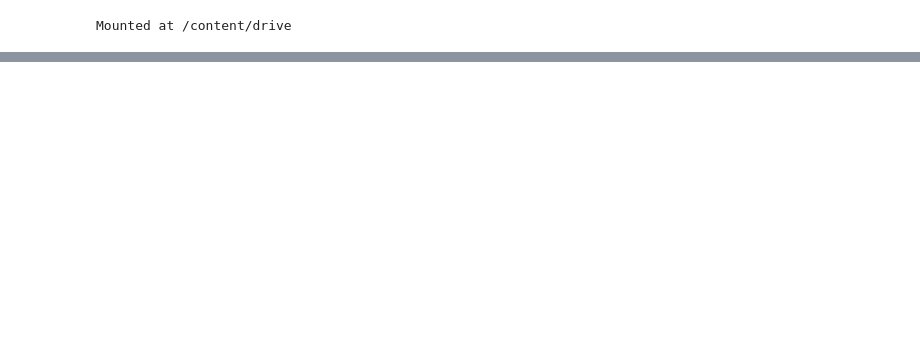
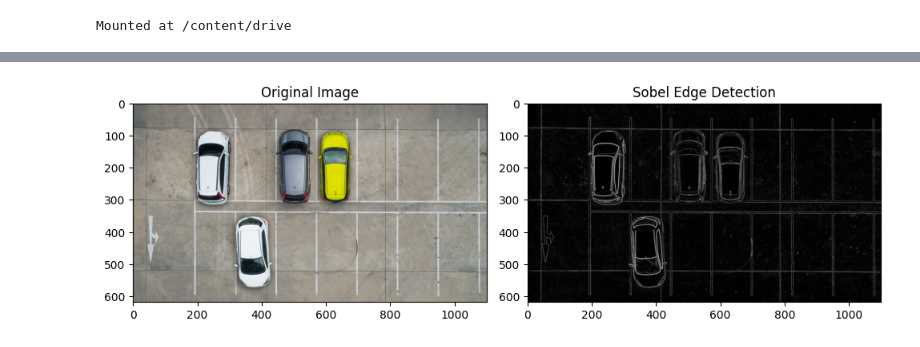
Before and after one commit to sbylash/23_Shasia-Sasa_PCVK, a Jupyter notebook: Week11.ipynb, the cells around one changed output, grey strips where cells are left out. Cells and saved outputs as stored; diff of their text form; code cells hidden in the pictures; blank space fills up the shorter version.

```diff
--- a/Week11.ipynb
+++ b/Week11.ipynb
@@ -25,0 +108,30 @@ FileNotFoundError: [Errno 2] No such file or directory: 'dataset/sliced'
+# %%
+# membaca gambar
+img = cv.imread(f'{path_plate}/car-park.jpg')
+
+# merubah gambar menjadi greyscale dan RGB
+imgGray = cv.cvtColor(img, cv.COLOR_BGR2GRAY)
+img = cv.cvtColor(img, cv.COLOR_BGR2RGB)
+
+
+# Metode Sobel
+sobel_x = cv.Sobel(imgGray.copy(), cv.CV_64F, 1, 0, ksize=3)
+sobel_y = cv.Sobel(imgGray.copy(), cv.CV_64F, 0, 1, ksize=3)
+
+# Menggabungkan gradien Sobel
+sobel_combined = np.hypot(sobel_x, sobel_y)
+
+# Menampilkan gambar asli dan hasil deteksi tepi dengan Sobel
+plt.figure(figsize=(10, 6))
+plt.subplot(221)
+plt.title('Original Image')
+plt.imshow(img)
+
+plt.subplot(222)
+plt.title('Sobel Edge Detection')
+plt.imshow(sobel_combined, cmap='gray')
+
+plt.tight_layout()
+plt.show()
+# %% [output]
+[figure, added]
```
Also changed, not shown: parts of 17 cells of this notebook.
